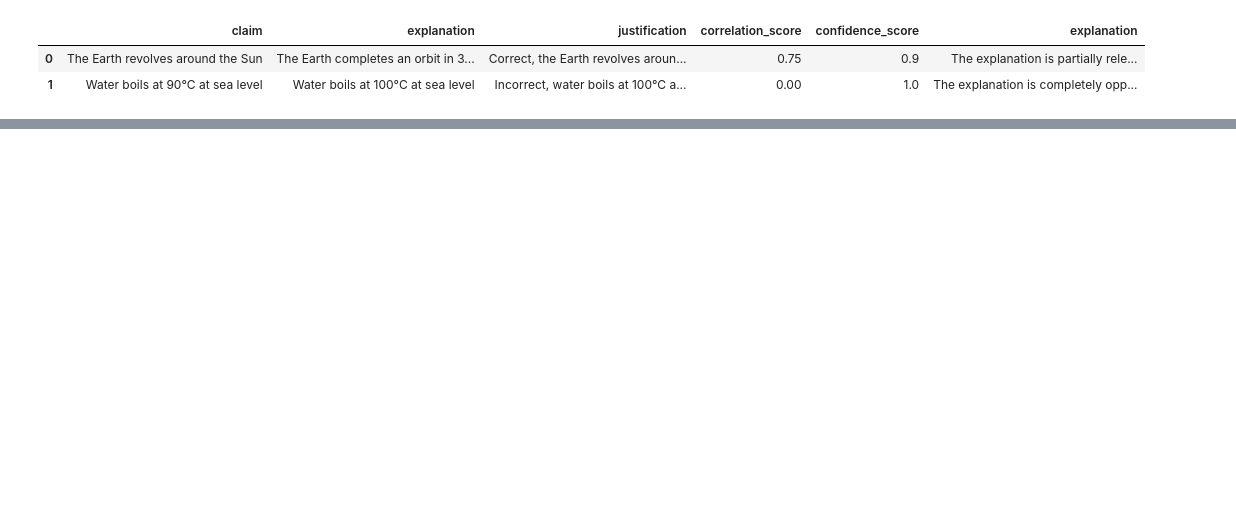
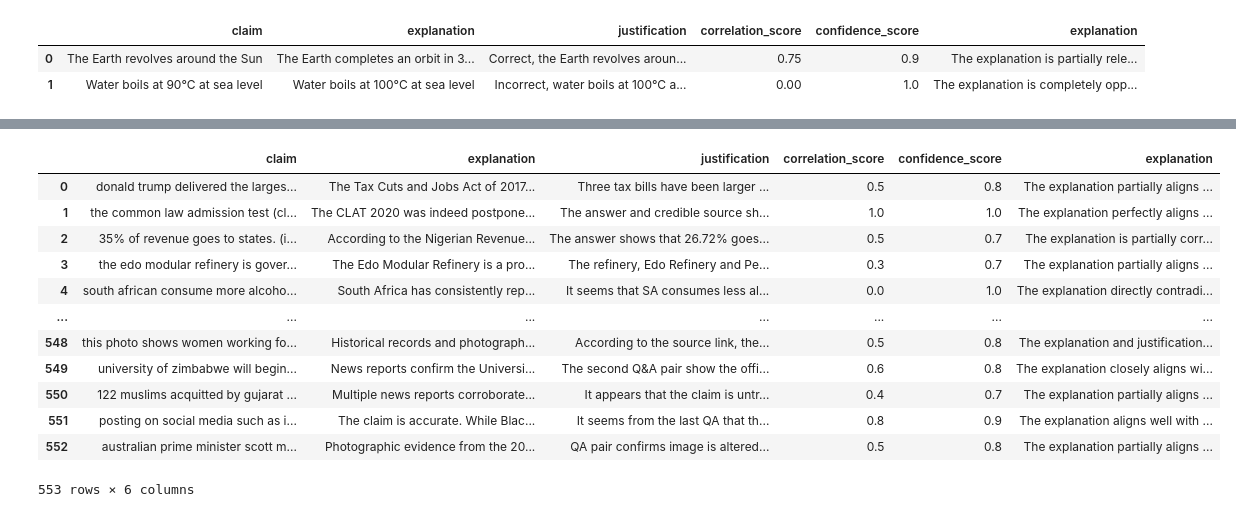
Before and after one commit to zammelRocks/StressTestingModels_StateOfArt, a Jupyter notebook: Experiments.ipynb, the cells around one changed output, grey strips where cells are left out. Cells and saved outputs as stored; diff of their text form; code cells hidden in the pictures; blank space fills up the shorter version.

```diff
--- a/Experiments.ipynb
+++ b/Experiments.ipynb
@@ -528,0 +523,16 @@ KeyboardInterrupt:
+# %%
+result_df_judge
+# %% [output]
+|  | claim | explanation | justification | correlation_score | confidence_score | explanation |
+| 0 | donald trump delivered the larges... | The Tax Cuts and Jobs Act of 2017... | Three tax bills have been larger ... | 0.5 | 0.8 | The explanation partially aligns ... |
+| 1 | the common law admission test (cl... | The CLAT 2020 was indeed postpone... | The answer and credible source sh... | 1.0 | 1.0 | The explanation perfectly aligns ... |
+| 2 | 35% of revenue goes to states. (i... | According to the Nigerian Revenue... | The answer shows that 26.72% goes... | 0.5 | 0.7 | The explanation is partially corr... |
+| 3 | the edo modular refinery is gover... | The Edo Modular Refinery is a pro... | The refinery, Edo Refinery and Pe... | 0.3 | 0.7 | The explanation partially aligns ... |
+| 4 | south african consume more alcoho... | South Africa has consistently rep... | It seems that SA consumes less al... | 0.0 | 1.0 | The explanation directly contradi... |
+| ... | ... | ... | ... | ... | ... | ... |
+| 548 | this photo shows women working fo... | Historical records and photograph... | According to the source link, the... | 0.5 | 0.8 | The explanation and justification... |
+| 549 | university of zimbabwe will begin... | News reports confirm the Universi... | The second Q&A pair show the offi... | 0.6 | 0.8 | The explanation closely aligns wi... |
+| 550 | 122 muslims acquitted by gujarat ... | Multiple news reports corroborate... | It appears that the claim is untr... | 0.4 | 0.7 | The explanation partially aligns ... |
+| 551 | posting on social media such as i... | The claim is accurate. While Blac... | It seems from the last QA that th... | 0.8 | 0.9 | The explanation aligns well with ... |
+| 552 | australian prime minister scott m... | Photographic evidence from the 20... | QA pair confirms image is altered... | 0.5 | 0.8 | The explanation partially aligns ... |
+553 rows × 6 columns
```
Also changed, not shown: parts of 14 cells of this notebook, 5 other files.
